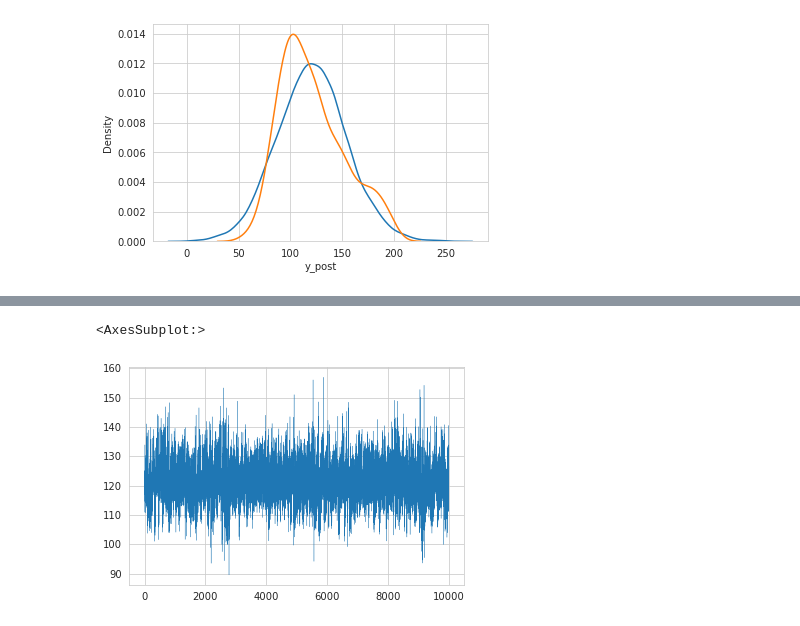
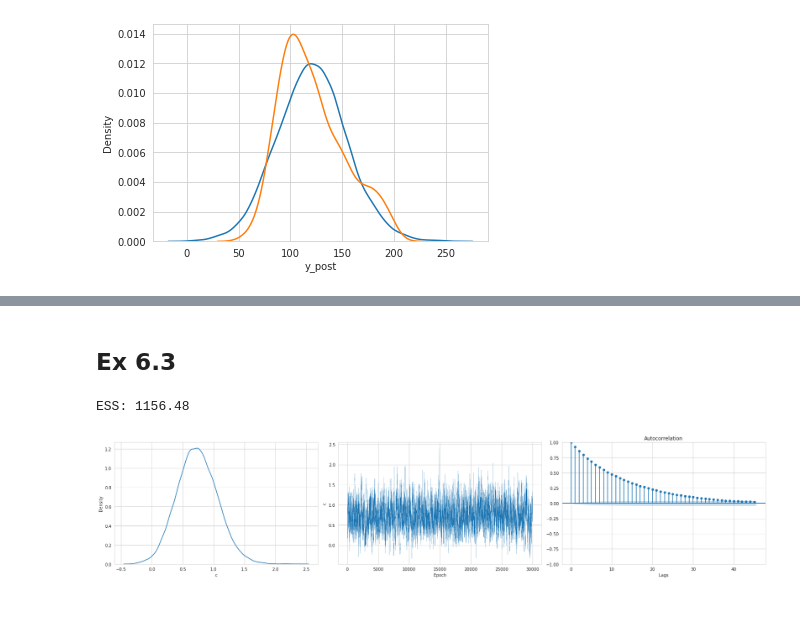
Before and after one commit to WHITSNAK/sta_602, a Jupyter notebook: hw8/hw8.ipynb, the cells around one changed output, grey strips where cells are left out. Saved outputs shown, nothing was run; the diff lists cells and outputs as text; code cells hidden in the pictures.

Commit message:
add 6.3.3 plots

```diff
--- a/hw8/hw8.ipynb
+++ b/hw8/hw8.ipynb
@@ -106,5 +96,2 @@ S.apply(lambda x: max(x['theta_1'], x['theta_2']), axis=1).plot(linewidth=0.3)
-# %%
-S['theta_1'].plot(linewidth=0.3)
-# %% [output]
-<AxesSubplot:>
-[figure, removed]
+# %% [markdown]
+## Ex 6.3
@@ -110,0 +101,4 @@ S['theta_1'].plot(linewidth=0.3)
+# %%
+df = pd.read_fwf("divorce.dat", names=['x', 'y'])
+X = df.x.values
+Y = df.y.values
@@ -110,0 +152,20 @@ S['theta_1'].plot(linewidth=0.3)
+# %%
+fig, ax = plt.subplots(1, 3, figsize=(7.5*3, 5))
+col = 'c'
+
+sns.kdeplot(S[col], ax=ax[0])
+
+S[col].plot(ax=ax[1], linewidth=0.2)
+ax[1].set_xlabel('Epoch')
+ax[1].set_ylabel(col)
+
+plot_acf(S[col], ax=ax[2])
+ax[2].set_xlabel('Lags')
+
+fig.tight_layout()
+fig.show()
+
+print(f"ESS: {ar.ess(S[col].values):0.2f}")
+# %% [output]
+ESS: 1156.48
+[figure, added]
```
Also changed, not shown: parts of 5 cells of this notebook, 2 other files.
